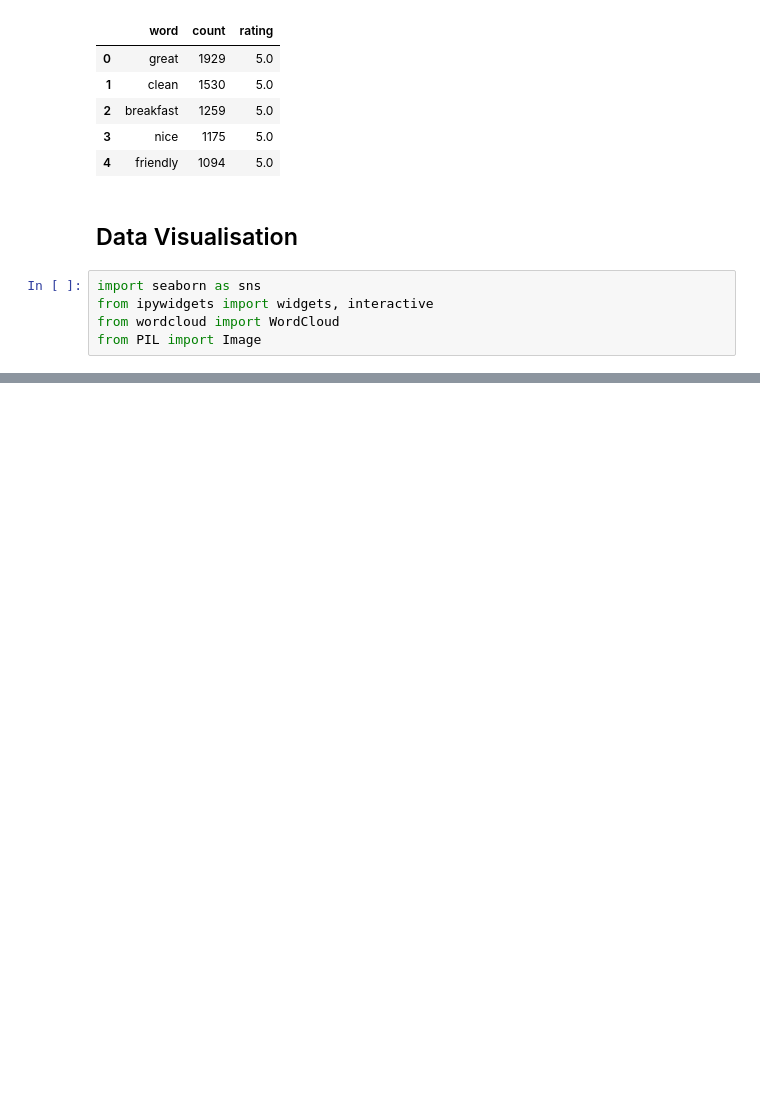
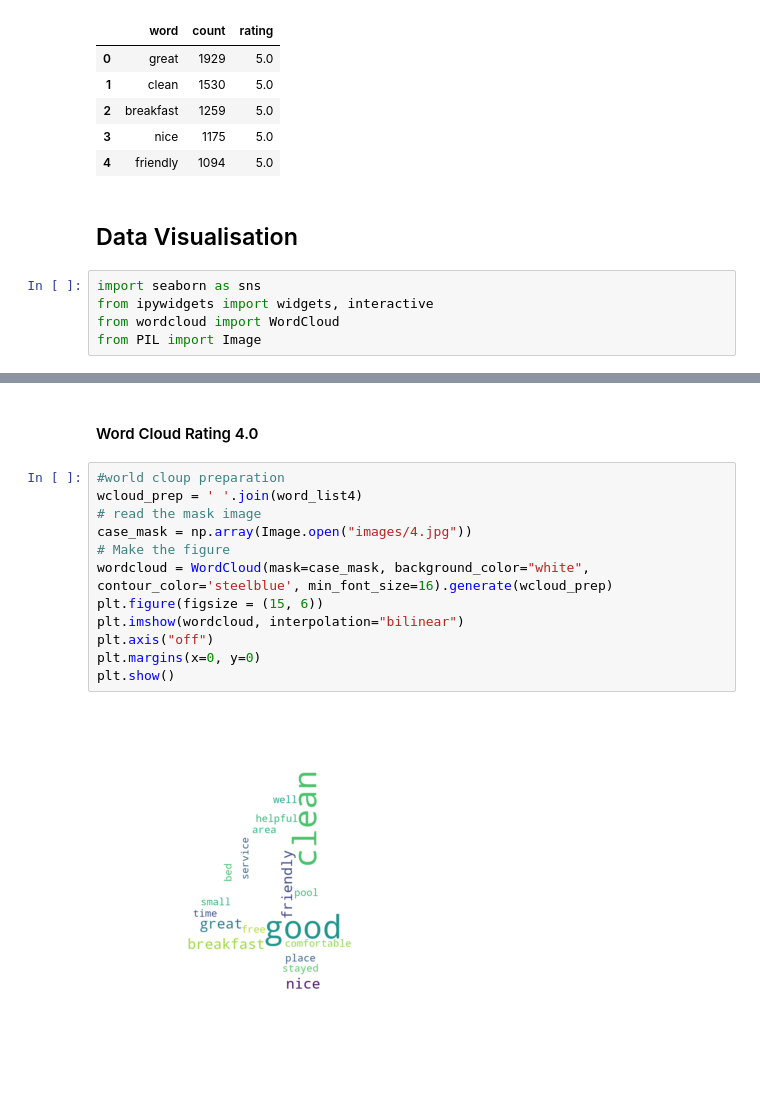
Before and after one commit to janelcv/Hotel_Rating_Analysis, a Jupyter notebook: Hotel_Ratings_Analysis-04.ipynb, the cells around one changed output, grey strips where cells are left out. Cells and saved outputs as stored; diff of their text form; blank space fills up the shorter version.

```diff
--- a/Hotel_Ratings_Analysis-04.ipynb
+++ b/Hotel_Ratings_Analysis-04.ipynb
@@ -515,0 +543,16 @@ plt.show()
+# %% [markdown]
+#### Word Cloud Rating 4.0
+# %%
+#world cloup preparation
+wcloud_prep = ' '.join(word_list4)
+# read the mask image
+case_mask = np.array(Image.open("images/4.jpg"))
+# Make the figure
+wordcloud = WordCloud(mask=case_mask, background_color="white", contour_color='steelblue', min_font_size=16).generate(wcloud_prep)
+plt.figure(figsize = (15, 6))
+plt.imshow(wordcloud, interpolation="bilinear")
+plt.axis("off")
+plt.margins(x=0, y=0)
+plt.show()
+# %% [output]
+[figure, added]
```
Also changed, not shown: parts of 22 cells of this notebook, 7 other files.
